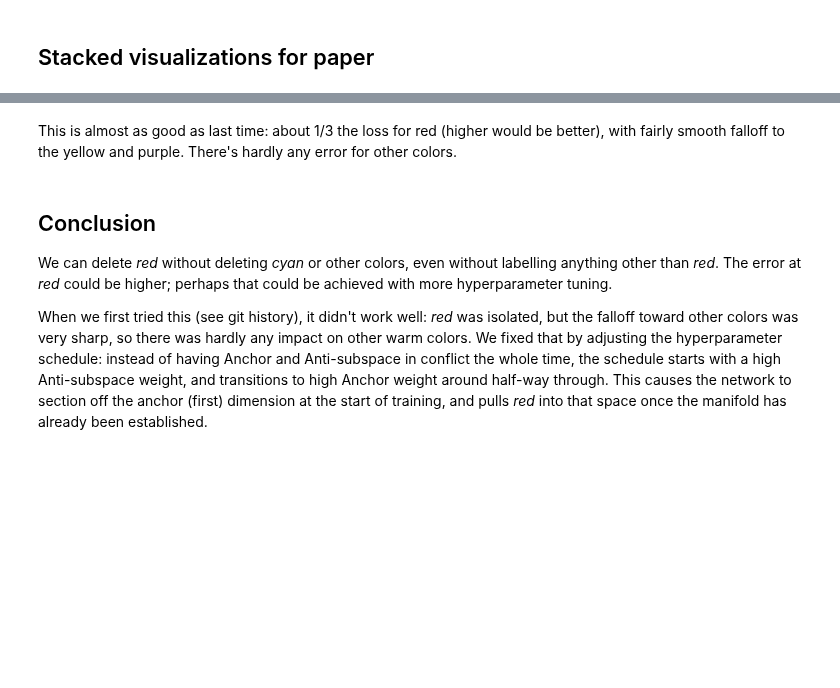
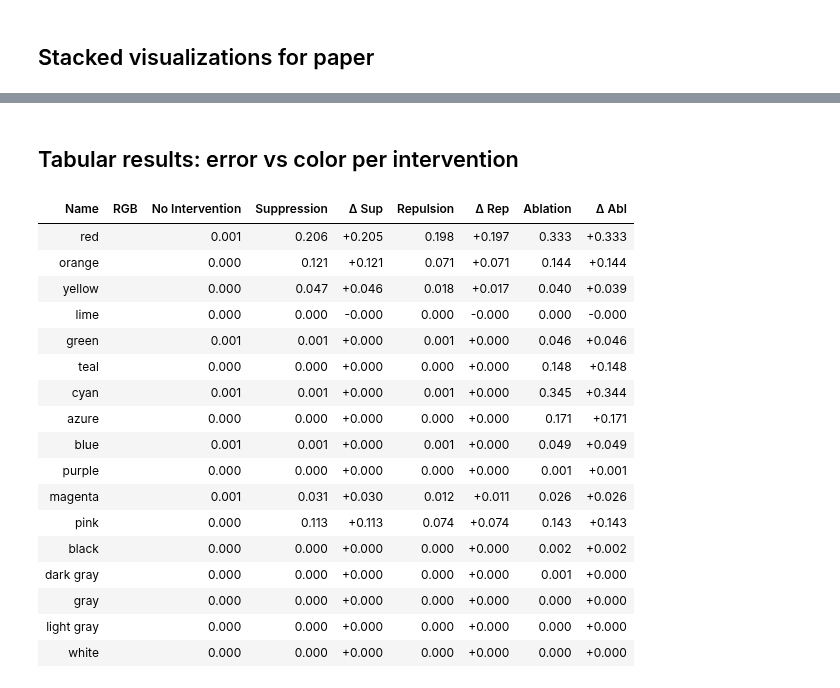
Before and after one commit to z0u/ex-preppy, a Jupyter notebook: docs/m2-control/ex-2.4.1-redux.ipynb, the cells around one changed output, grey strips where cells are left out. Drawn from its saved outputs; the diff is of its cells as text; code cells hidden in the pictures; blank space fills up the shorter version.

Commit message:
ex 2.4.1: added tabular results and scatter plots for MSE vs color and similarity to anchor

```diff
--- a/docs/m2-control/ex-2.4.1-redux.ipynb
+++ b/docs/m2-control/ex-2.4.1-redux.ipynb
@@ -563,24 +652,29 @@ Plot showing four slices of the HSV cube, titled "Predicted colors · suppressio
 # %% [markdown]
 ## Repulsion
 # %%
-from math import cos, pi
+from math import cos, pi, radians
 from IPython.display import clear_output
 
-from ex_color.intervention import Repulsion, FastBezierMapper
+from ex_color.intervention import Repulsion, FastBezierMapper, LinearMapper
 
 mapper = FastBezierMapper(
     0,  # cos(max_angle)
     cos(pi / 3),  # cos(min_angle)
 )
+mapper = LinearMapper(
+    cos(radians(90)),
+    cos(radians(70)),
+)
 repulsion = InterventionConfig(
     Repulsion(torch.tensor(RED), mapper),
     layer_affinities=['bottleneck'],
 )
-repulsion_results = StackResults(
+repulsion_results = Resultset(
     tags=['repulsion'],
     latent_cube=await test(model, [repulsion], rgb_cube),
     color_slice_cube=await test(model, [repulsion], hsv_cube),
     loss_cube=await test(model, [repulsion], hd_hsv_cube),
+    named_colors=await test_named(model, [repulsion], named_colors),
 )
 clear_output()
 
@@ -595,0 +692,21 @@ Plot showing four slices of the HSV cube, titled "Predicted colors · repulsion
+# %%
+from ex_color.surgery import ablate
+
+ablated_model = ablate(model, 'bottleneck', [0])
+
+ablation_results = Resultset(
+    tags=['ablation'],
+    latent_cube=await test(ablated_model, [], rgb_cube),
+    color_slice_cube=await test(ablated_model, [], hsv_cube),
+    loss_cube=await test(ablated_model, [], hd_hsv_cube),
+    named_colors=await test_named(ablated_model, [], named_colors),
+)
+clear_output()
+
+visualize_reconstructed_cube(ablation_results.color_slice_cube.permute('svh'), tags=ablation_results.tags)
+# visualize_reconstruction_loss(ablation_results.loss_cube, tags=ablation_results.tags)
+# visualize_latent_space(
+#     ablation_results.latent_cube,
+#     tags=ablation_results.tags,
+#     dims=[(1, 0, 2), (2, 0, 1), (3, 0, 1), (2, 1, 3), (3, 1, 2), (3, 2, 0)],
+# )
@@ -647,8 +802,28 @@ Composite figure with two latent panels (top), a color slice (middle), and a los
-# %% [markdown]
-This is almost as good as last time: about 1/3 the loss for red (higher would be better), with fairly smooth falloff to the yellow and purple. There's hardly any error for other colors.
-# %% [markdown]
-## Conclusion
-
-We can delete _red_ without deleting _cyan_ or other colors, even without labelling anything other than _red_. The error at _red_ could be higher; perhaps that could be achieved with more hyperparameter tuning.
-
-When we first tried this (see git history), it didn't work well: _red_ was isolated, but the falloff toward other colors was very sharp, so there was hardly any impact on other warm colors. We fixed that by adjusting the hyperparameter schedule: instead of having Anchor and Anti-subspace in conflict the whole time, the schedule starts with a high Anti-subspace weight, and transitions to high Anchor weight around half-way through. This causes the network to section off the anchor (first) dimension at the start of training, and pulls _red_ into that space once the manifold has already been established.
+# %% [markdown]
+## Tabular results: error vs color per intervention
+# %%
+from IPython.display import display
+from ex_color.vis import ColorTableHtmlFormatter
+
+df = hstack_named_results(no_intervention_results, suppression_results, repulsion_results, ablation_results)
+
+display(ColorTableHtmlFormatter().style(df))
+# %% [output]
+| Name | RGB | No Intervention | Suppression | Δ Sup | Repulsion | Δ Rep | Ablation | Δ Abl |
+| red |  | 0.001 | 0.206 | +0.205 | 0.198 | +0.197 | 0.333 | +0.333 |
+| orange |  | 0.000 | 0.121 | +0.121 | 0.071 | +0.071 | 0.144 | +0.144 |
+| yellow |  | 0.000 | 0.047 | +0.046 | 0.018 | +0.017 | 0.040 | +0.039 |
+| lime |  | 0.000 | 0.000 | -0.000 | 0.000 | -0.000 | 0.000 | -0.000 |
+| green |  | 0.001 | 0.001 | +0.000 | 0.001 | +0.000 | 0.046 | +0.046 |
+| teal |  | 0.000 | 0.000 | +0.000 | 0.000 | +0.000 | 0.148 | +0.148 |
+| cyan |  | 0.001 | 0.001 | +0.000 | 0.001 | +0.000 | 0.345 | +0.344 |
+| azure |  | 0.000 | 0.000 | +0.000 | 0.000 | +0.000 | 0.171 | +0.171 |
+| blue |  | 0.001 | 0.001 | +0.000 | 0.001 | +0.000 | 0.049 | +0.049 |
+| purple |  | 0.000 | 0.000 | +0.000 | 0.000 | +0.000 | 0.001 | +0.001 |
+| magenta |  | 0.001 | 0.031 | +0.030 | 0.012 | +0.011 | 0.026 | +0.026 |
+| pink |  | 0.000 | 0.113 | +0.113 | 0.074 | +0.074 | 0.143 | +0.143 |
+| black |  | 0.000 | 0.000 | +0.000 | 0.000 | +0.000 | 0.002 | +0.002 |
+| dark gray |  | 0.000 | 0.000 | +0.000 | 0.000 | +0.000 | 0.001 | +0.000 |
+| gray |  | 0.000 | 0.000 | +0.000 | 0.000 | +0.000 | 0.000 | +0.000 |
+| light gray |  | 0.000 | 0.000 | +0.000 | 0.000 | +0.000 | 0.000 | +0.000 |
+| white |  | 0.000 | 0.000 | +0.000 | 0.000 | +0.000 | 0.000 | +0.000 |
```
Also changed, not shown: parts of 14 cells of this notebook, 31 other files.
